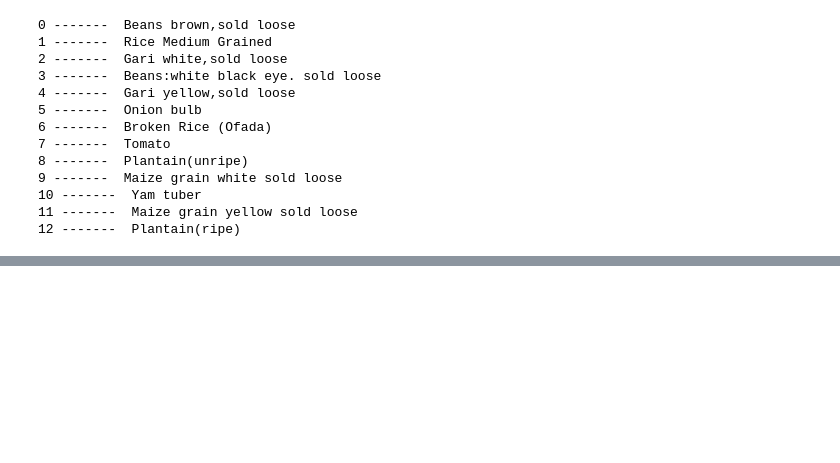
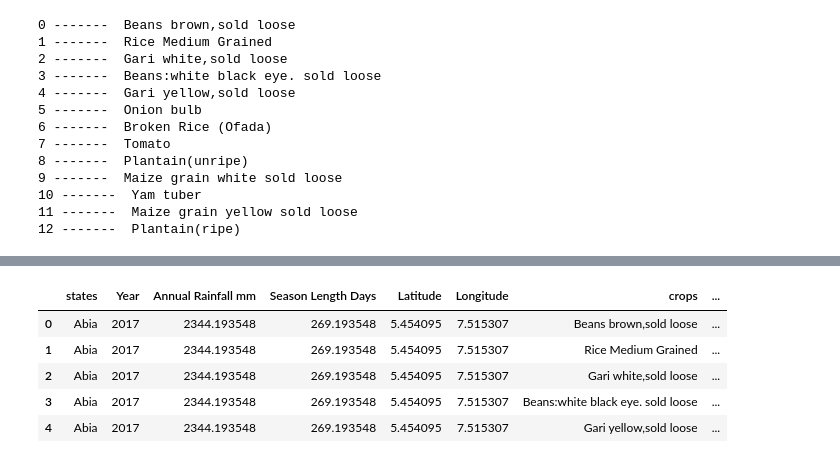
Before and after one commit to OhuneneIbrahim/Agricultural-food-price-prediction, a Jupyter notebook: ML_for_Agriculture.ipynb, the cells around one changed output, grey strips where cells are left out. Saved outputs shown, nothing was run; the diff lists cells and outputs as text; code cells hidden in the pictures; blank space fills up the shorter version.

```diff
--- a/ML_for_Agriculture.ipynb
+++ b/ML_for_Agriculture.ipynb
@@ -453,6 +453,15 @@ fig = px.histogram(price_df["Annual Rainfall mm"],
 fig.show()
 # %% [output]
 [interactive output not drawn]
+# %%
+price_df.head()
+# %% [output]
+|  | states | Year | Annual Rainfall mm | Season Length Days | Latitude | Longitude | crops | ... |
+| 0 | Abia | 2017 | 2344.193548 | 269.193548 | 5.454095 | 7.515307 | Beans brown,sold loose | ... |
+| 1 | Abia | 2017 | 2344.193548 | 269.193548 | 5.454095 | 7.515307 | Rice Medium Grained | ... |
+| 2 | Abia | 2017 | 2344.193548 | 269.193548 | 5.454095 | 7.515307 | Gari white,sold loose | ... |
+| 3 | Abia | 2017 | 2344.193548 | 269.193548 | 5.454095 | 7.515307 | Beans:white black eye. sold loose | ... |
+| 4 | Abia | 2017 | 2344.193548 | 269.193548 | 5.454095 | 7.515307 | Gari yellow,sold loose | ... |
 # %%
 # Let us see the annual rainfall for each year
 
```
Also changed, not shown: parts of 9 cells of this notebook, 2 other files.
